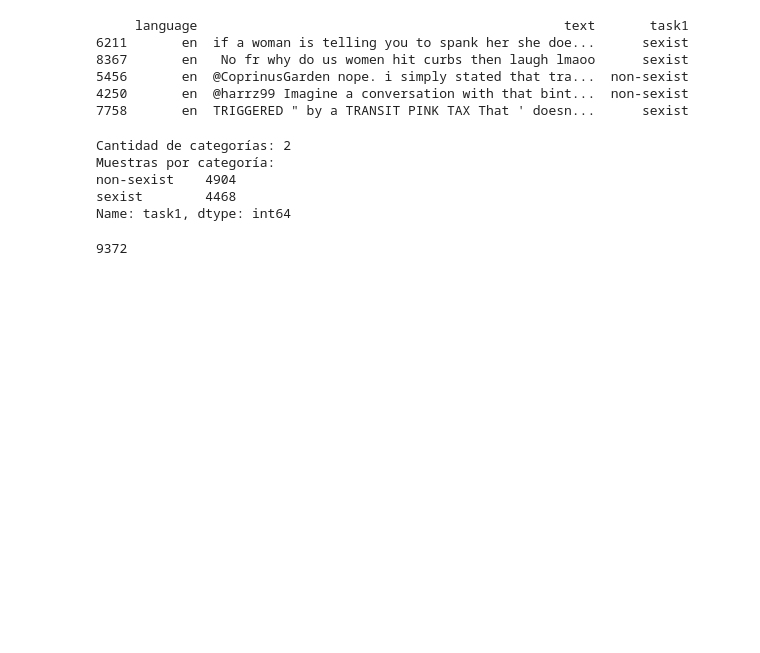
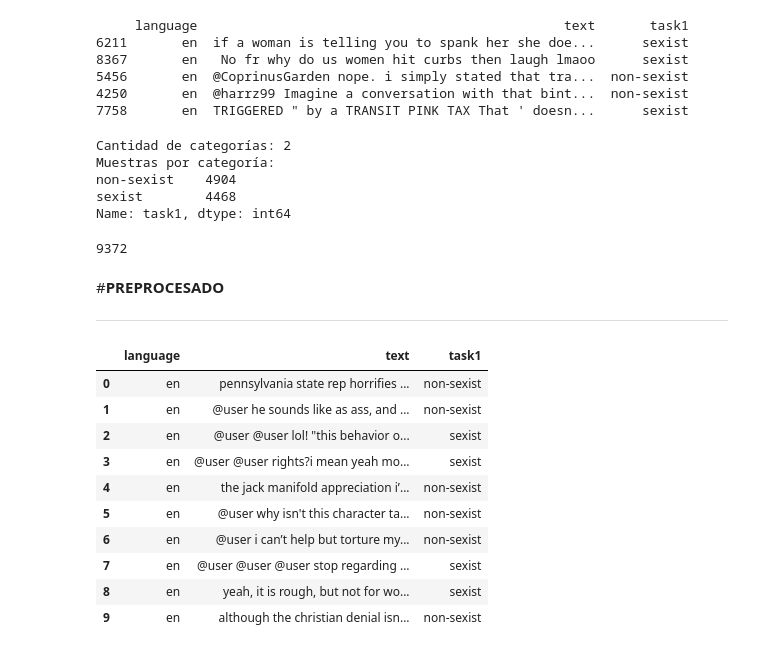
Before and after one commit to ManelSoengas/DL_Task1, a Jupyter notebook: DL_RoBERTa_Task1_en_23_8_23.ipynb, the cells around one changed output. Drawn from its saved outputs; the diff is of its cells as text; code cells hidden in the pictures; blank space fills up the shorter version.

```diff
--- a/DL_RoBERTa_Task1_en_23_8_23.ipynb
+++ b/DL_RoBERTa_Task1_en_23_8_23.ipynb
@@ -67,3 +67,8 @@ non-sexist    4904
 sexist        4468
 Name: task1, dtype: int64
 9372
+# %% [markdown]
+#**PREPROCESADO**
+
+
+---
@@ -69,0 +92,19 @@ Name: task1, dtype: int64
+# %%
+# Convertir a minúsculas
+
+train_data.text = train_data.text.str.lower()
+train_data.head(10)
+test_data.text = test_data.text.str.lower()
+test_data.head(10)
+# %% [output]
+|  | language | text | task1 |
+| 0 | en | pennsylvania state rep horrifies ... | non-sexist |
+| 1 | en | @user he sounds like as ass, and ... | non-sexist |
+| 2 | en | @user @user lol! "this behavior o... | sexist |
+| 3 | en | @user @user rights?i mean yeah mo... | sexist |
+| 4 | en | the jack manifold appreciation i’... | non-sexist |
+| 5 | en | @user why isn't this character ta... | non-sexist |
+| 6 | en | @user i can’t help but torture my... | non-sexist |
+| 7 | en | @user @user @user stop regarding ... | sexist |
+| 8 | en | yeah, it is rough, but not for wo... | sexist |
+| 9 | en | although the christian denial isn... | non-sexist |
```
Also changed, not shown: parts of 9 cells of this notebook.
